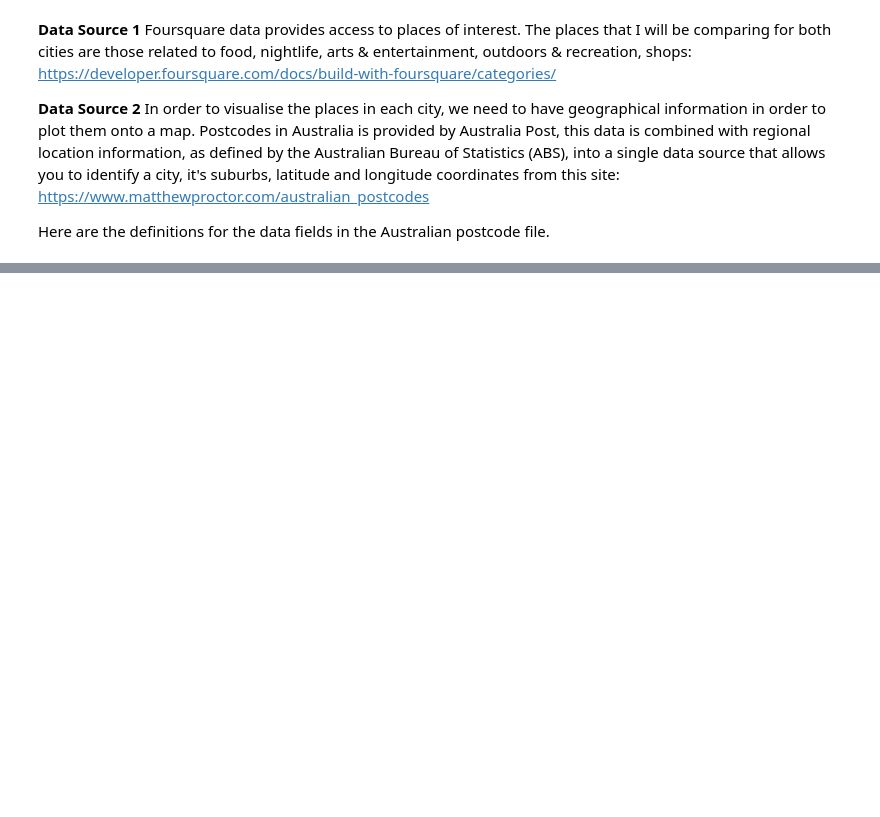
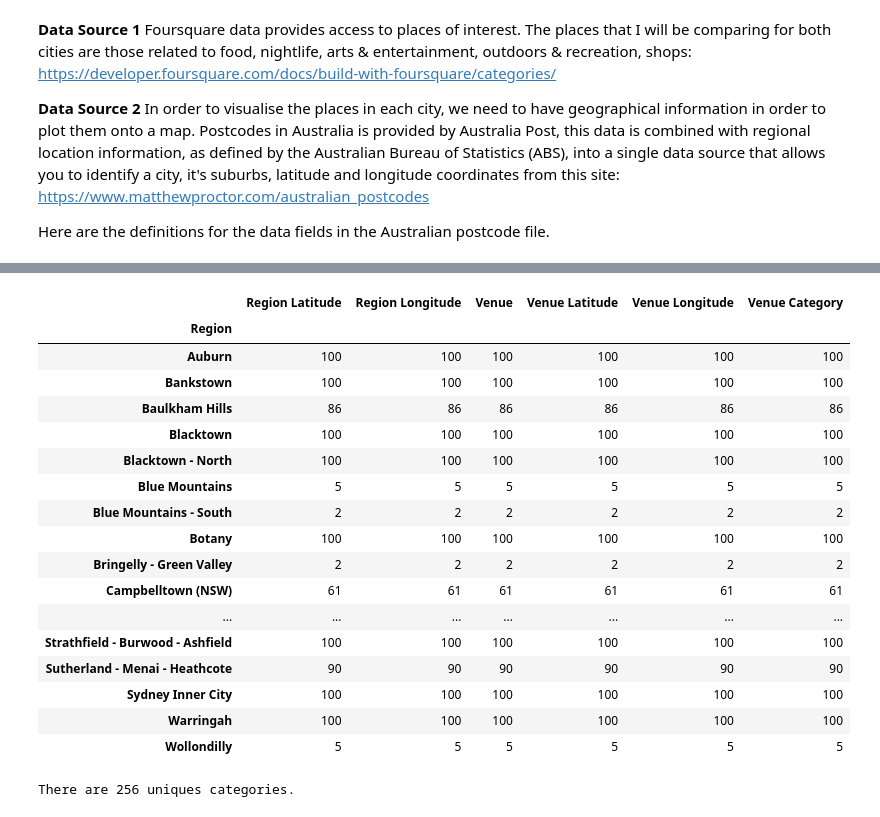
Before and after one commit to janelleamet/Coursera_Capstone, a Jupyter notebook: Capstone Project - Sydney and Melbourne.ipynb, the cells around one changed output, grey strips where cells are left out. Saved outputs shown, nothing was run; the diff lists cells and outputs as text; code cells hidden in the pictures; blank space fills up the shorter version.

```diff
--- a/Capstone Project - Sydney and Melbourne.ipynb
+++ b/Capstone Project - Sydney and Melbourne.ipynb
@@ -38,0 +118,6 @@ df_data_1.shape
+# %%
+# Create new dataframe for Sydney regions and their longitude and latitude
+df_syd_ll = syd_lat.merge(syd_long,on='sa3name')
+df_syd_ll.columns = ['Region','latitude','longitude']
+print(df_syd_ll.shape)
+df_syd_ll.head()
@@ -38,0 +191,18 @@ df_data_1.shape
+# %%
+# Create map of Sydney and it's regions using latitude and longitude values
+map_sydney = folium.Map(location=[latitude, longitude], zoom_start=9)
+
+# add markers to map
+for lat, lng, label in zip(df_syd_ll['latitude'], df_syd_ll['longitude'], df_syd_ll['region']):
+    label = folium.Popup(label, parse_html=True)
+    folium.CircleMarker(
+        [lat, lng],
+        radius=5,
+        popup=label,
+        color='blue',
+        fill=True,
+        fill_color='#3186cc',
+        fill_opacity=0.7,
+        parse_html=False).add_to(map_sydney)
+
+map_sydney
@@ -38,0 +303,27 @@ df_data_1.shape
+# %%
+# Check how many venues were returned for each region
+sydney_venues.groupby('Region').count()
+# %% [output]
+|  | Region Latitude | Region Longitude | Venue | Venue Latitude | Venue Longitude | Venue Category |
+| Region |  |  |  |  |  |  |
+| Auburn | 100 | 100 | 100 | 100 | 100 | 100 |
+| Bankstown | 100 | 100 | 100 | 100 | 100 | 100 |
+| Baulkham Hills | 86 | 86 | 86 | 86 | 86 | 86 |
+| Blacktown | 100 | 100 | 100 | 100 | 100 | 100 |
+| Blacktown - North | 100 | 100 | 100 | 100 | 100 | 100 |
+| Blue Mountains | 5 | 5 | 5 | 5 | 5 | 5 |
+| Blue Mountains - South | 2 | 2 | 2 | 2 | 2 | 2 |
+| Botany | 100 | 100 | 100 | 100 | 100 | 100 |
+| Bringelly - Green Valley | 2 | 2 | 2 | 2 | 2 | 2 |
+| Campbelltown (NSW) | 61 | 61 | 61 | 61 | 61 | 61 |
+| ... | ... | ... | ... | ... | ... | ... |
+| Strathfield - Burwood - Ashfield | 100 | 100 | 100 | 100 | 100 | 100 |
+| Sutherland - Menai - Heathcote | 90 | 90 | 90 | 90 | 90 | 90 |
+| Sydney Inner City | 100 | 100 | 100 | 100 | 100 | 100 |
+| Warringah | 100 | 100 | 100 | 100 | 100 | 100 |
+| Wollondilly | 5 | 5 | 5 | 5 | 5 | 5 |
+# %%
+# Find out how many unique categories can be curated from all the returned venues
+print('There are {} uniques categories.'.format(len(sydney_venues['Venue Category'].unique())))
+# %% [output]
+There are 256 uniques categories.
```
Also changed, not shown: parts of 37 cells of this notebook.
